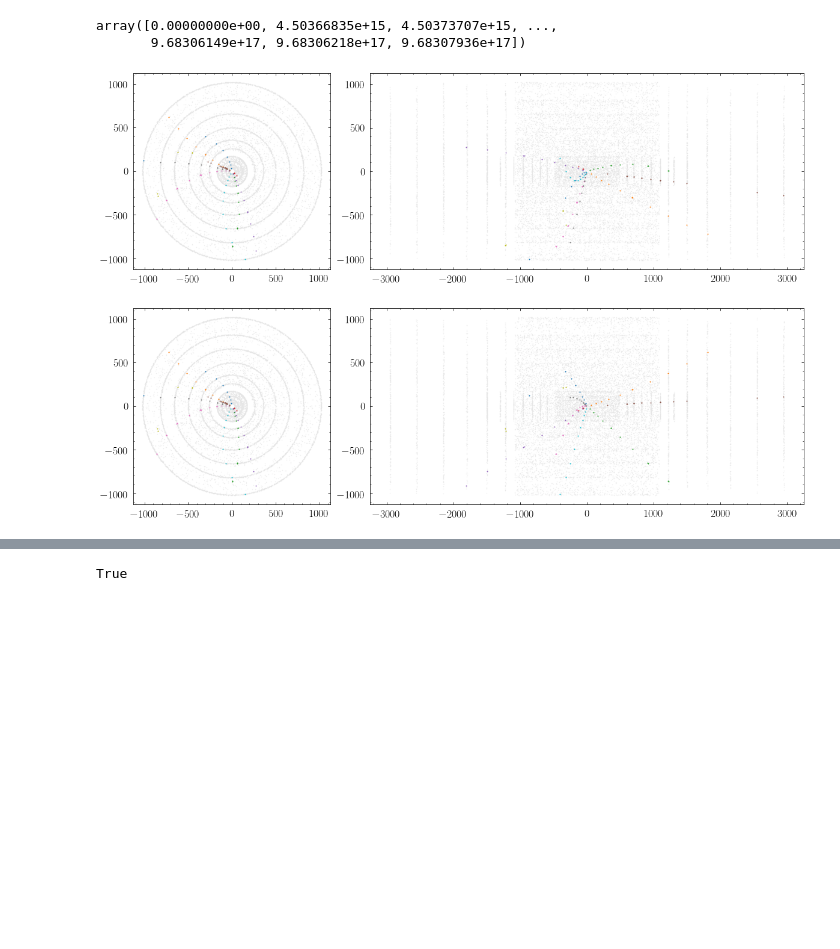
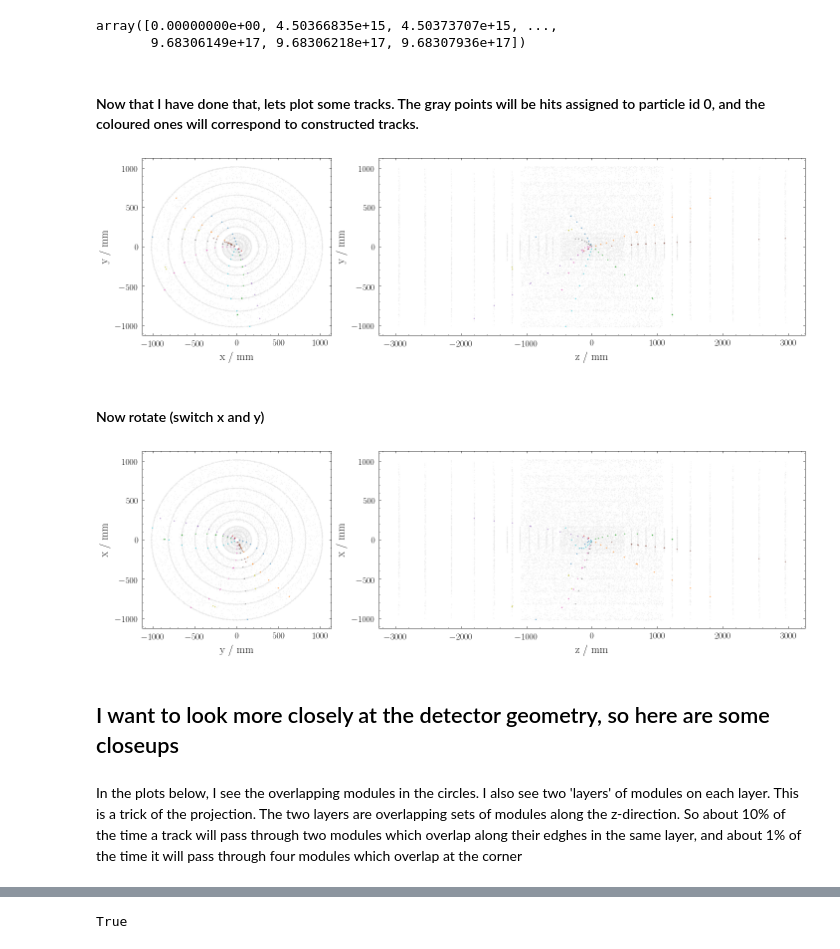
Before and after one commit to jxi24/TrackML, a Jupyter notebook: Jacks_plots.ipynb, the cells around one changed output, grey strips where cells are left out. Drawn from its saved outputs; the diff is of its cells as text; code cells hidden in the pictures; blank space fills up the shorter version.

```diff
--- a/Jacks_plots.ipynb
+++ b/Jacks_plots.ipynb
@@ -91,19 +105,29 @@ track_hits_list_xyz = [hits_xyz[hits.astype(int)-1] for hits in  trackhitslist]
+# %% [markdown]
+#### Now that I have done that, lets plot some tracks. The gray points will be hits assigned to particle id 0, and the coloured ones will correspond to constructed tracks.
 # %%
 numtracks = 11
 plt.figure(figsize=(20,6))
 ax1 = plt.subplot2grid((1,3), (0, 0), colspan=1)
 ax2 = plt.subplot2grid((1,3), (0, 1), colspan=2)
 colors = ['0.9']
 sizes = [0.1]
 for i in range(numtracks):
     colors.append('C' + str(i))
     sizes.append(1)
 for i in range(numtracks):
     ax1.scatter(track_hits_list_xyz[i][:,0],track_hits_list_xyz[i][:,1],s=sizes[i],color=colors[i])
-    ax2.scatter(track_hits_list_xyz[i][:,2],track_hits_list_xyz[i][:,0],s=sizes[i],color=colors[i])
+    ax2.scatter(track_hits_list_xyz[i][:,2],track_hits_list_xyz[i][:,1],s=sizes[i],color=colors[i])
+
+ax1.set_ylabel("y / mm")
+ax1.set_xlabel("x / mm")
+ax2.set_ylabel("y / mm")
+ax2.set_xlabel("z / mm")
+plt.tight_layout()
 plt.show()
 # %% [output]
-[figure, old version]
+[figure, new version]
+# %% [markdown]
+#### Now rotate (switch x and y)
 # %%
 numtracks = 11
 plt.figure(figsize=(20,6))
@@ -115,8 +139,18 @@ for i in range(numtracks):
     colors.append('C' + str(i))
     sizes.append(1)
 for i in range(numtracks):
-    ax1.scatter(track_hits_list_xyz[i][:,0],track_hits_list_xyz[i][:,1],s=sizes[i],color=colors[i])
-    ax2.scatter(track_hits_list_xyz[i][:,2],track_hits_list_xyz[i][:,1],s=sizes[i],color=colors[i])
+    ax1.scatter(track_hits_list_xyz[i][:,1],track_hits_list_xyz[i][:,0],s=sizes[i],color=colors[i])
+    ax2.scatter(track_hits_list_xyz[i][:,2],track_hits_list_xyz[i][:,0],s=sizes[i],color=colors[i])
+
+ax1.set_ylabel("x / mm")
+ax1.set_xlabel("y / mm")
+ax2.set_ylabel("x / mm")
+ax2.set_xlabel("z / mm")
+plt.tight_layout()
 plt.show()
 # %% [output]
-[figure, old version]
+[figure, new version]
+# %% [markdown]
+## I want to look more closely at the detector geometry, so here are some closeups
+# %% [markdown]
+In the plots below, I see the overlapping modules in the circles. I also see two 'layers' of modules on each layer. This is a trick of the projection. The two layers are overlapping sets of modules along the z-direction. So about 10% of the time a track will pass through two modules which overlap along their edghes in the same layer, and about 1% of the time it will pass through four modules which overlap at the corner
```
Also changed, not shown: parts of 37 cells of this notebook.
